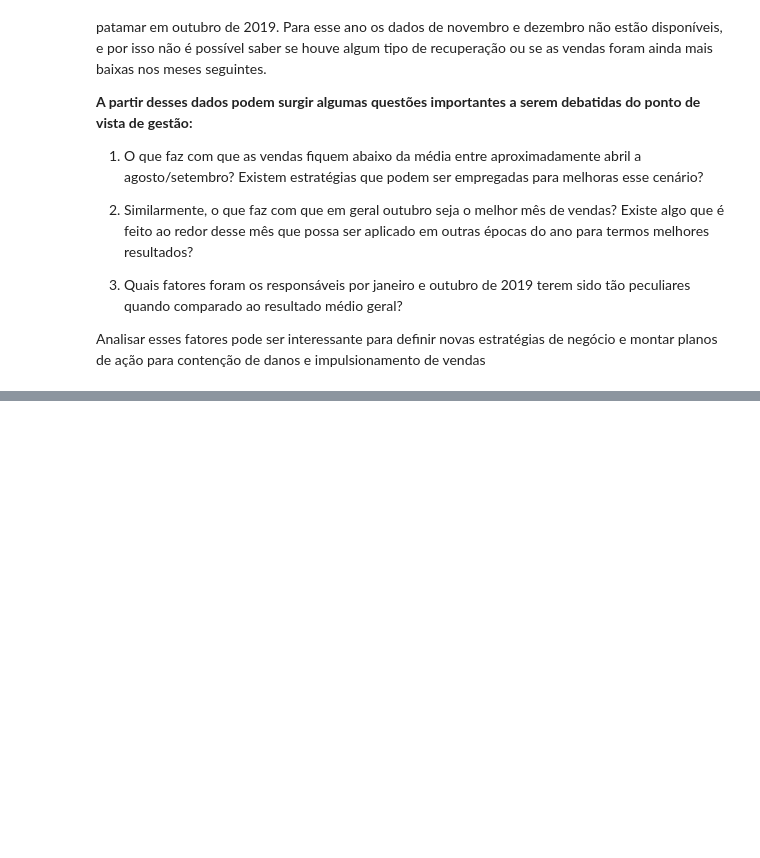
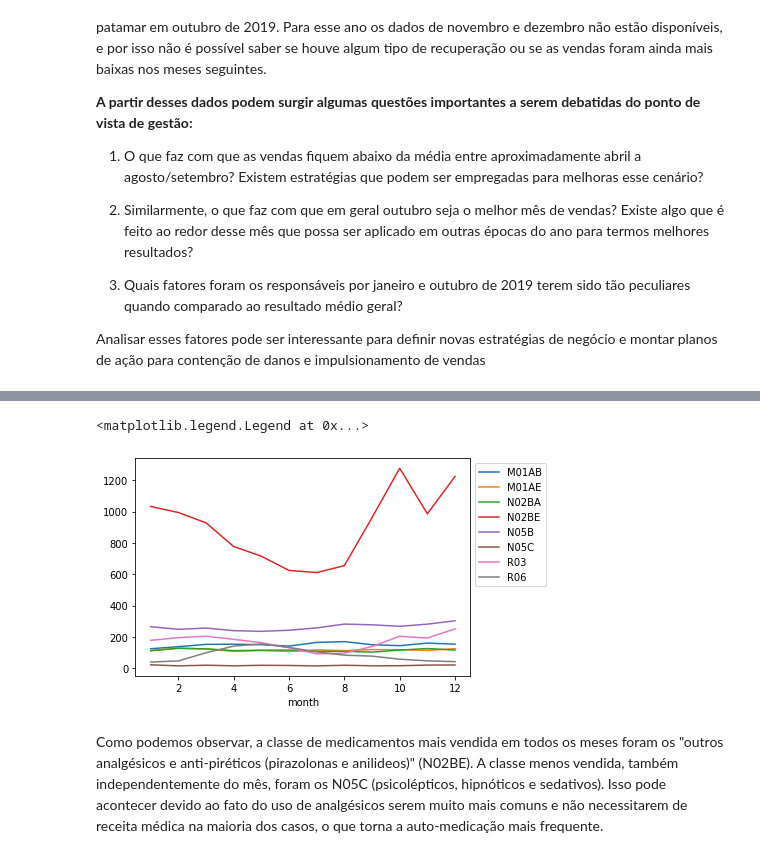
Before and after one commit to ailafelixa/EDA-Pharmaceutical-Sales, a Jupyter notebook: pharma-sales-analysis.ipynb, the cells around one changed output, grey strips where cells are left out. Drawn from its saved outputs; the diff is of its cells as text; code cells hidden in the pictures; blank space fills up the shorter version.

```diff
--- a/pharma-sales-analysis.ipynb
+++ b/pharma-sales-analysis.ipynb
@@ -415,0 +418,4 @@ Analisar esses fatores pode ser interessante para definir novas estratégias de
+# %%
+#Vamos utilizar a amostra do dataset que fizemos no tópico anterior
+df_2['total'] = df_2.sum(axis=1)
+df_2
@@ -415,0 +437,9 @@ Analisar esses fatores pode ser interessante para definir novas estratégias de
+# %%
+#Vamos plotar a nossa amostra em um gráfico simples pra verificar visualmente os medicamentos mais e menos vendidos por mês
+mx = df_2[['M01AB', 'M01AE', 'N02BA', 'N02BE', 'N05B', 'N05C', 'R03', 'R06']].plot()
+mx.legend(bbox_to_anchor=(1, 1))
+# %% [output]
+<matplotlib.legend.Legend at 0x...>
+[figure, added]
+# %% [markdown]
+Como podemos observar, a classe de medicamentos mais vendida em todos os meses foram os "outros analgésicos e anti-piréticos (pirazolonas e anilideos)" (N02BE). A classe menos vendida, também independentemente do mês, foram os N05C (psicolépticos, hipnóticos e sedativos). Isso pode acontecer devido ao fato do uso de analgésicos serem muito mais comuns e não necessitarem de receita médica na maioria dos casos, o que torna a auto-medicação mais frequente.
```
Also changed, not shown: parts of 4 cells of this notebook.
